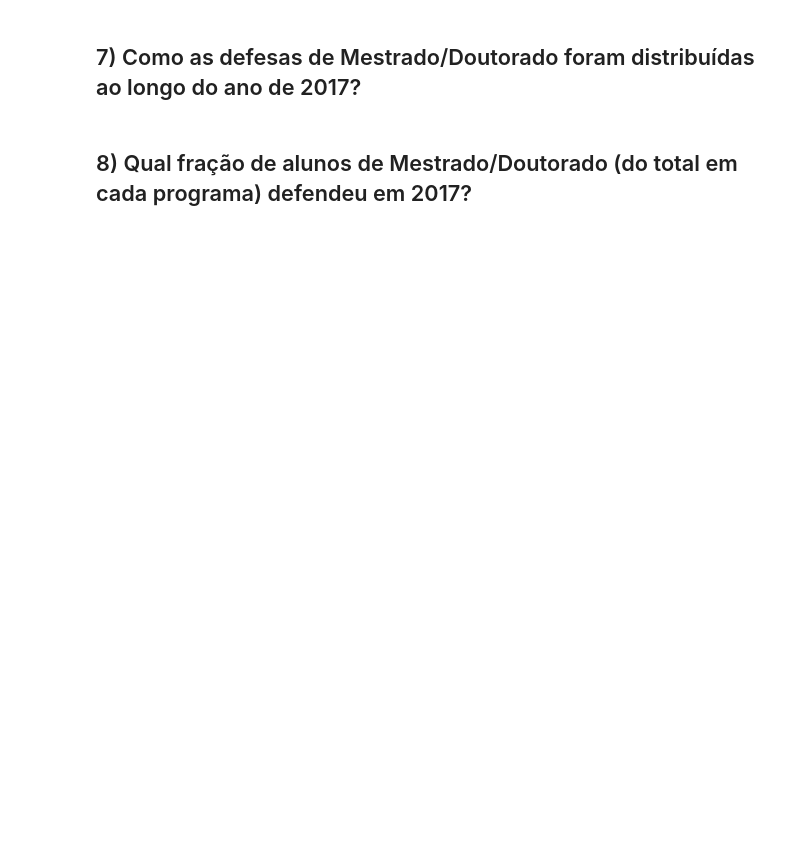
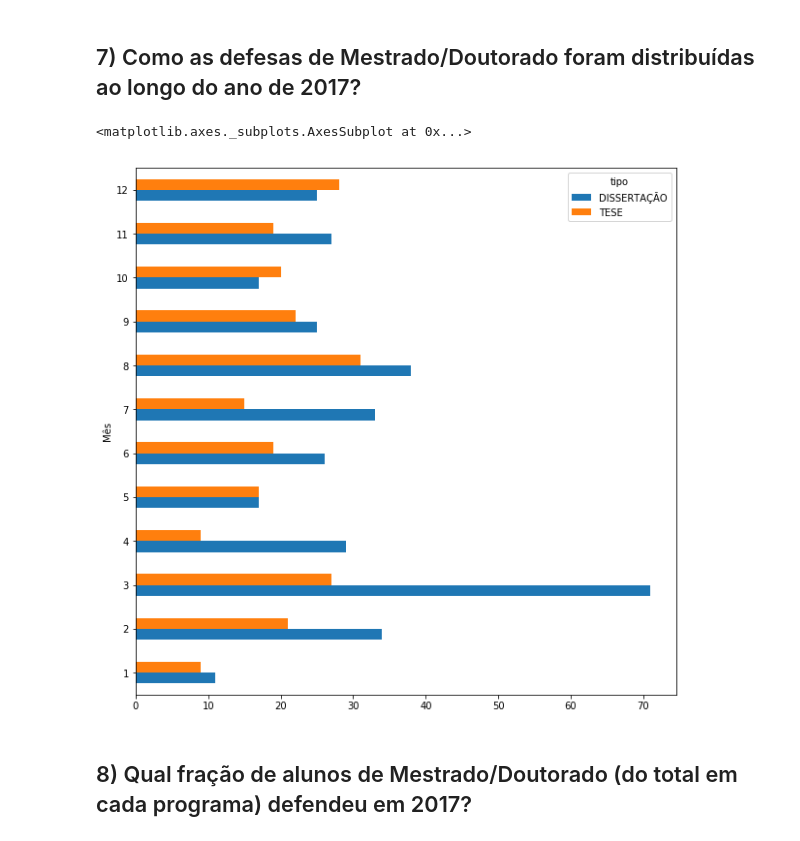
Before and after one commit to leotok/INF1032, a Jupyter notebook: T1-1.ipynb, the cells around one changed output. Saved outputs shown, nothing was run; the diff lists cells and outputs as text; code cells hidden in the pictures; blank space fills up the shorter version.

```diff
--- a/T1-1.ipynb
+++ b/T1-1.ipynb
@@ -198,24 +194,29 @@ dtype: int64
 # %%
 trabalhos.data_defesa = pd.to_datetime(trabalhos.data_defesa)
 # Necessário ordenar por data para possuir uma distribuição correta ao longo do tempo
 trabalhos_sort = trabalhos.sort_values(by='data_defesa')
 trabalhos_sort.head()
-#trabalhos_sort.describe()
 
-tsJan = trabalhos_sort[(trabalhos_sort['data_defesa'] > '2017-01-01') & (trabalhos_sort['data_defesa'] <= '2017-02-01')]
-tsFev = trabalhos_sort[(trabalhos_sort['data_defesa'] > '2017-02-01') & (trabalhos_sort['data_defesa'] <= '2017-03-01')]
-tsMar = trabalhos_sort[(trabalhos_sort['data_defesa'] > '2017-03-01') & (trabalhos_sort['data_defesa'] <= '2017-04-01')]
-tsAbr = trabalhos_sort[(trabalhos_sort['data_defesa'] > '2017-04-01') & (trabalhos_sort['data_defesa'] <= '2017-05-01')]
-tsMai = trabalhos_sort[(trabalhos_sort['data_defesa'] > '2017-05-01') & (trabalhos_sort['data_defesa'] <= '2017-06-01')]
-tsJun = trabalhos_sort[(trabalhos_sort['data_defesa'] > '2017-06-01') & (trabalhos_sort['data_defesa'] <= '2017-07-01')]
-tsJul = trabalhos_sort[(trabalhos_sort['data_defesa'] > '2017-07-01') & (trabalhos_sort['data_defesa'] <= '2017-08-01')]
-tsAgo = trabalhos_sort[(trabalhos_sort['data_defesa'] > '2017-08-01') & (trabalhos_sort['data_defesa'] <= '2017-09-01')]
-tsSet = trabalhos_sort[(trabalhos_sort['data_defesa'] > '2017-09-01') & (trabalhos_sort['data_defesa'] <= '2017-10-01')]
-tsOut = trabalhos_sort[(trabalhos_sort['data_defesa'] > '2017-10-01') & (trabalhos_sort['data_defesa'] <= '2017-11-01')]
-tsNov = trabalhos_sort[(trabalhos_sort['data_defesa'] > '2017-11-01') & (trabalhos_sort['data_defesa'] <= '2017-12-01')]
-tsDez = trabalhos_sort[(trabalhos_sort['data_defesa'] > '2017-12-01') & (trabalhos_sort['data_defesa'] <= '2018-01-01')]
+trabalhos_sort['Mês'] = pd.Series(0, index=trabalhos_sort.index)
 
-# fazer plot meses x quantidade
+trabalhos_sort.loc[((trabalhos_sort['data_defesa'] > '2017-01-01') & (trabalhos_sort['data_defesa'] <= '2017-02-01')), 'Mês'] = 1
+trabalhos_sort.loc[((trabalhos_sort['data_defesa'] > '2017-02-01') & (trabalhos_sort['data_defesa'] <= '2017-03-01')), 'Mês'] = 2
+trabalhos_sort.loc[((trabalhos_sort['data_defesa'] > '2017-03-01') & (trabalhos_sort['data_defesa'] <= '2017-04-01')), 'Mês'] = 3
+trabalhos_sort.loc[((trabalhos_sort['data_defesa'] > '2017-04-01') & (trabalhos_sort['data_defesa'] <= '2017-05-01')), 'Mês'] = 4
+trabalhos_sort.loc[((trabalhos_sort['data_defesa'] > '2017-05-01') & (trabalhos_sort['data_defesa'] <= '2017-06-01')), 'Mês'] = 5
+trabalhos_sort.loc[((trabalhos_sort['data_defesa'] > '2017-06-01') & (trabalhos_sort['data_defesa'] <= '2017-07-01')), 'Mês'] = 6
+trabalhos_sort.loc[((trabalhos_sort['data_defesa'] > '2017-07-01') & (trabalhos_sort['data_defesa'] <= '2017-08-01')), 'Mês'] = 7
+trabalhos_sort.loc[((trabalhos_sort['data_defesa'] > '2017-08-01') & (trabalhos_sort['data_defesa'] <= '2017-09-01')), 'Mês'] = 8
+trabalhos_sort.loc[((trabalhos_sort['data_defesa'] > '2017-09-01') & (trabalhos_sort['data_defesa'] <= '2017-10-01')), 'Mês'] = 9
+trabalhos_sort.loc[((trabalhos_sort['data_defesa'] > '2017-10-01') & (trabalhos_sort['data_defesa'] <= '2017-11-01')), 'Mês'] = 10
+trabalhos_sort.loc[((trabalhos_sort['data_defesa'] > '2017-11-01') & (trabalhos_sort['data_defesa'] <= '2017-12-01')), 'Mês'] = 11
+trabalhos_sort.loc[((trabalhos_sort['data_defesa'] > '2017-12-01') & (trabalhos_sort['data_defesa'] <= '2018-01-01')), 'Mês'] = 12
+
+trabalhos_mes = trabalhos_sort.groupby(['Mês','tipo']).size().unstack('tipo')
+trabalhos_mes.plot.barh(figsize=(10,10))
+# %% [output]
+<matplotlib.axes._subplots.AxesSubplot at 0x...>
+[figure, added]
 # %% [markdown]
 ## 8) Qual fração de alunos de Mestrado/Doutorado (do total em cada programa) defendeu em 2017?
 # %%
```
Also changed, not shown: parts of 15 cells of this notebook.
